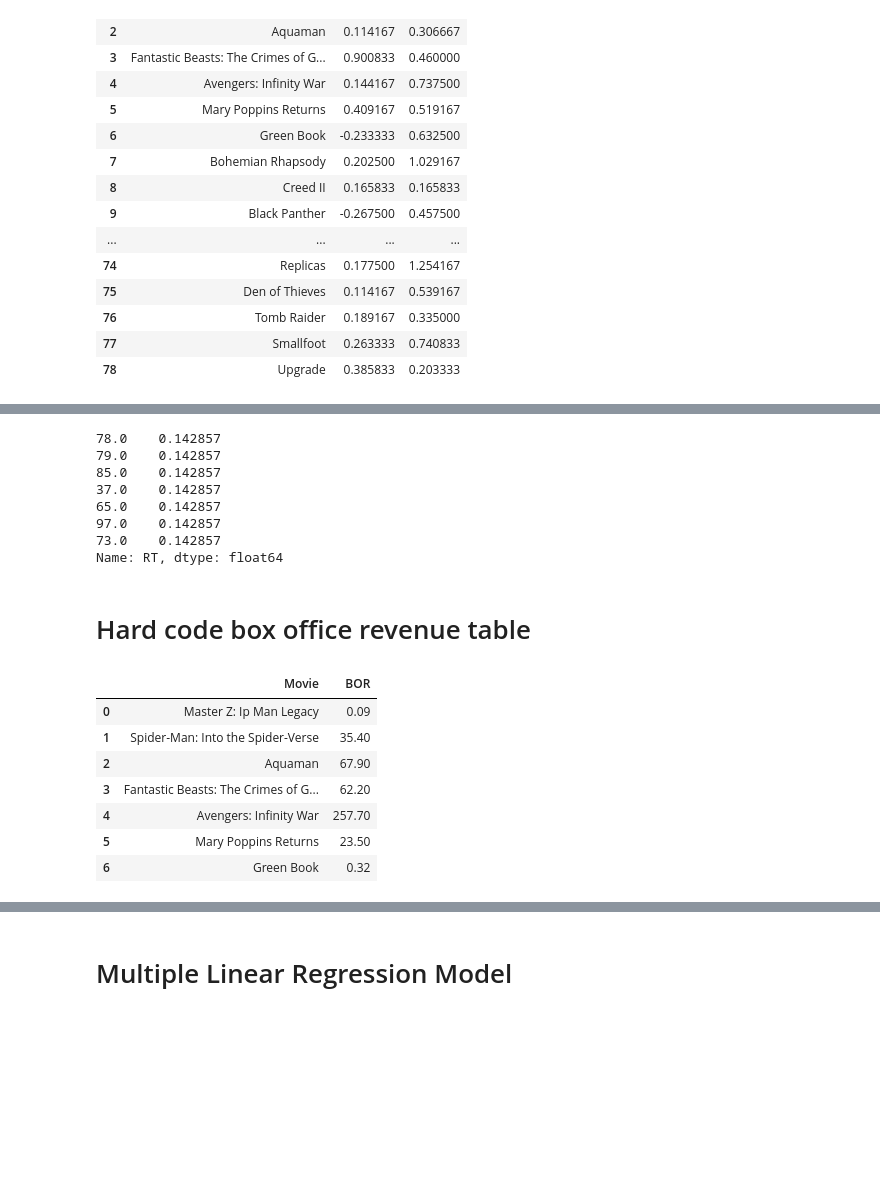
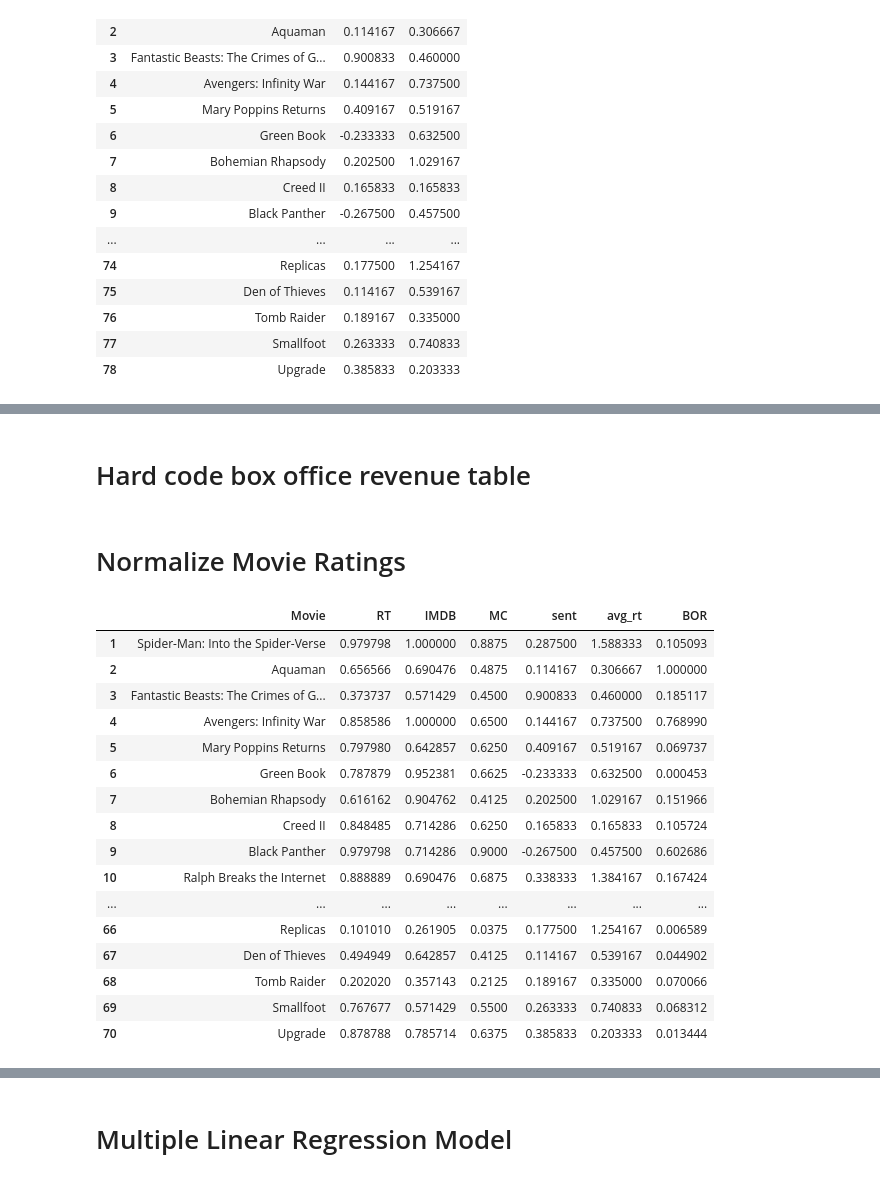
Before and after one commit to jorginazario/social_sensing_boxoffice, a Jupyter notebook: MLinear_Regression.ipynb, the cells around one changed output, grey strips where cells are left out. Drawn from its saved outputs; the diff is of its cells as text; code cells hidden in the pictures; blank space fills up the shorter version.

```diff
--- a/MLinear_Regression.ipynb
+++ b/MLinear_Regression.ipynb
@@ -63,29 +92,36 @@ final = movie_ratings.merge(movie_features[['Movie','sent','avg_rt']], on = ['Mo
-# %%
-final
-final['RT'].value_counts(normalize=True)
-# %% [output]
-78.0    0.142857
-79.0    0.142857
-85.0    0.142857
-37.0    0.142857
-65.0    0.142857
-97.0    0.142857
-73.0    0.142857
-Name: RT, dtype: float64
 # %% [markdown]
 <h1>Hard code box office revenue table</h1>
 # %%
-d = {'Movie': ['Master Z: Ip Man Legacy', 'Spider-Man: Into the Spider-Verse', 'Aquaman', 'Fantastic Beasts: The Crimes of Grindelwald', 'Avengers: Infinity War', 'Mary Poppins Returns', 'Green Book'], 'BOR': [0.09, 35.4, 67.9, 62.2, 257.7, 23.5,0.32]}
-box_col = pd.DataFrame(data = d)
-box_col
+# d = {'Movie': ['Master Z: Ip Man Legacy', 'Spider-Man: Into the Spider-Verse', 'Aquaman', 'Fantastic Beasts: The Crimes of Grindelwald', 'Avengers: Infinity War', 'Mary Poppins Returns', 'Green Book'], 'BOR': [0.09, 35.4, 67.9, 62.2, 257.7, 23.5,0.32]}
+# box_col = pd.DataFrame(data = d)
+# box_col
-# %% [output]
-|  | Movie | BOR |
-| 0 | Master Z: Ip Man Legacy | 0.09 |
-| 1 | Spider-Man: Into the Spider-Verse | 35.40 |
-| 2 | Aquaman | 67.90 |
-| 3 | Fantastic Beasts: The Crimes of G... | 62.20 |
-| 4 | Avengers: Infinity War | 257.70 |
-| 5 | Mary Poppins Returns | 23.50 |
-| 6 | Green Book | 0.32 |
 # %%
-final = final.merge(box_col[['Movie','BOR']], on = ['Movie'])
+# final = final.merge(box_col[['Movie','BOR']], on = ['Movie'])
+# %% [markdown]
+<h1>Normalize Movie Ratings</h1>
+# %%
+# Normalize by Columns
+final['IMDB']=(final['IMDB']-final['IMDB'].min())/(final['IMDB'].max()-final['IMDB'].min())
+final['RT']=(final['RT']-final['RT'].min())/(final['RT'].max()-final['RT'].min())
+final['MC']=(final['MC']-final['MC'].min())/(final['MC'].max()-final['MC'].min())
+final['BOR']=(final['BOR']-final['BOR'].min())/(final['BOR'].max()-final['BOR'].min())
+
+final
+# %% [output]
+|  | Movie | RT | IMDB | MC | sent | avg_rt | BOR |
+| 1 | Spider-Man: Into the Spider-Verse | 0.979798 | 1.000000 | 0.8875 | 0.287500 | 1.588333 | 0.105093 |
+| 2 | Aquaman | 0.656566 | 0.690476 | 0.4875 | 0.114167 | 0.306667 | 1.000000 |
+| 3 | Fantastic Beasts: The Crimes of G... | 0.373737 | 0.571429 | 0.4500 | 0.900833 | 0.460000 | 0.185117 |
+| 4 | Avengers: Infinity War | 0.858586 | 1.000000 | 0.6500 | 0.144167 | 0.737500 | 0.768990 |
+| 5 | Mary Poppins Returns | 0.797980 | 0.642857 | 0.6250 | 0.409167 | 0.519167 | 0.069737 |
+| 6 | Green Book | 0.787879 | 0.952381 | 0.6625 | -0.233333 | 0.632500 | 0.000453 |
+| 7 | Bohemian Rhapsody | 0.616162 | 0.904762 | 0.4125 | 0.202500 | 1.029167 | 0.151966 |
+| 8 | Creed II | 0.848485 | 0.714286 | 0.6250 | 0.165833 | 0.165833 | 0.105724 |
+| 9 | Black Panther | 0.979798 | 0.714286 | 0.9000 | -0.267500 | 0.457500 | 0.602686 |
+| 10 | Ralph Breaks the Internet | 0.888889 | 0.690476 | 0.6875 | 0.338333 | 1.384167 | 0.167424 |
+| ... | ... | ... | ... | ... | ... | ... | ... |
+| 66 | Replicas | 0.101010 | 0.261905 | 0.0375 | 0.177500 | 1.254167 | 0.006589 |
+| 67 | Den of Thieves | 0.494949 | 0.642857 | 0.4125 | 0.114167 | 0.539167 | 0.044902 |
+| 68 | Tomb Raider | 0.202020 | 0.357143 | 0.2125 | 0.189167 | 0.335000 | 0.070066 |
+| 69 | Smallfoot | 0.767677 | 0.571429 | 0.5500 | 0.263333 | 0.740833 | 0.068312 |
+| 70 | Upgrade | 0.878788 | 0.785714 | 0.6375 | 0.385833 | 0.203333 | 0.013444 |
```
Also changed, not shown: parts of 19 cells of this notebook, 1 other file.
